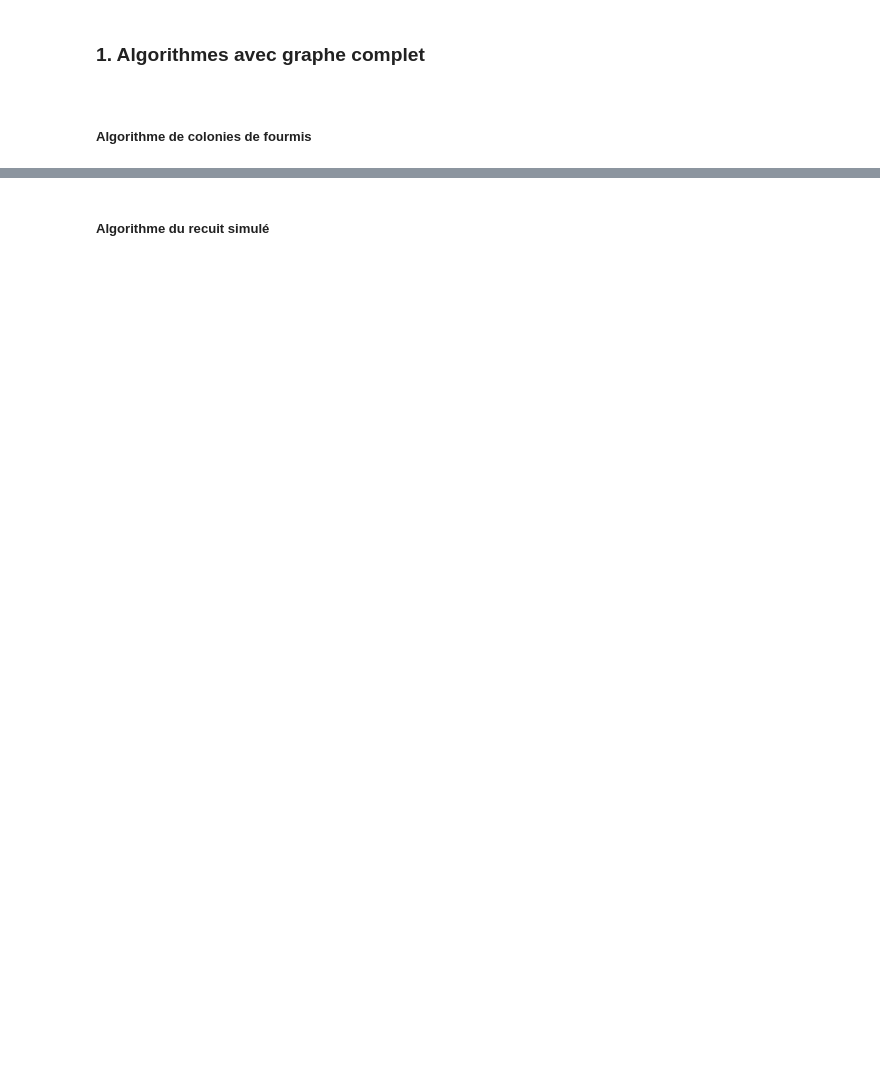
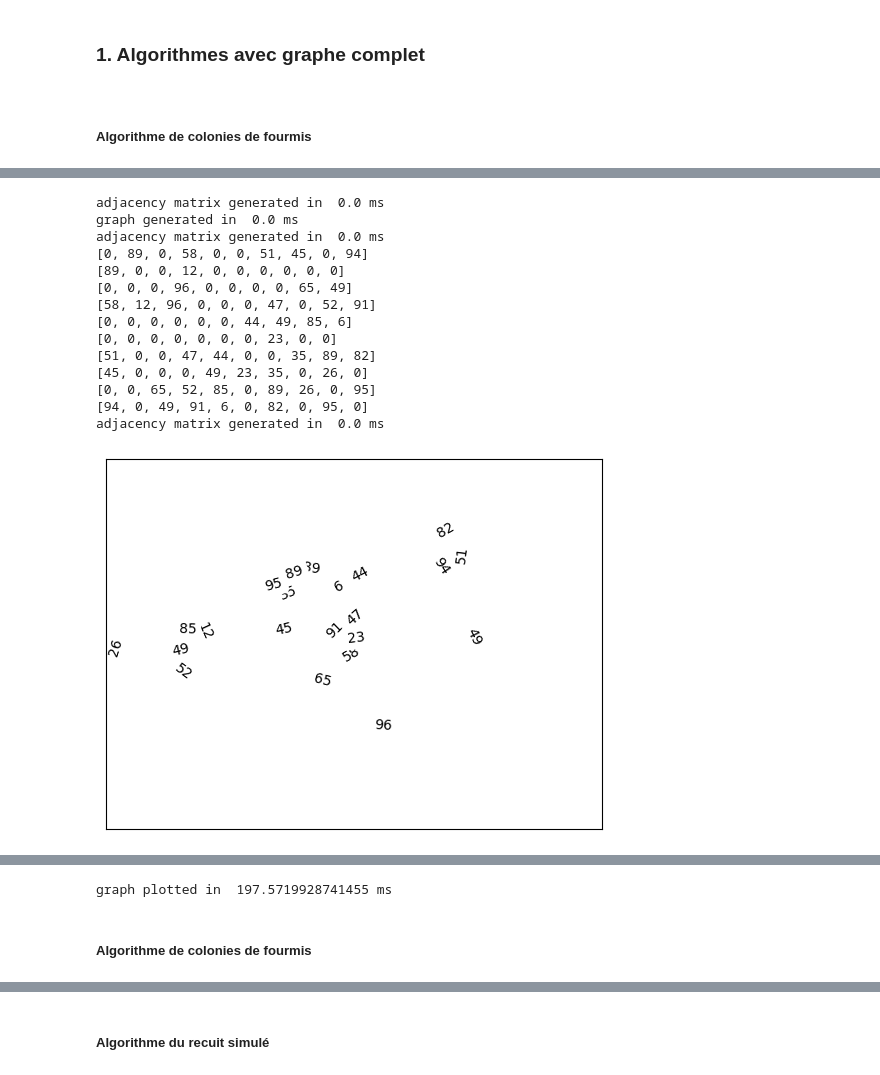
Before and after one commit to Ridren51/Ademe, a Jupyter notebook: Livrable_1.ipynb, the cells around one changed output, grey strips where cells are left out. Drawn from its saved outputs; the diff is of its cells as text; code cells hidden in the pictures; blank space fills up the shorter version.

```diff
--- a/Livrable_1.ipynb
+++ b/Livrable_1.ipynb
@@ -142,0 +1026,21 @@ Nous allons maintenant tester les différents algorithmes. Pour ce faire, 3 inst
+# %%
+# Code pour créer l'instance
+graph=Graph()
+graph.generate_random_graph(10, 0.5)
+graph.print_adjency_matrix()
+# %% [output]
+adjacency matrix generated in  0.0 ms
+graph generated in  0.0 ms
+adjacency matrix generated in  0.0 ms
+[0, 89, 0, 58, 0, 0, 51, 45, 0, 94]
+[89, 0, 0, 12, 0, 0, 0, 0, 0, 0]
+[0, 0, 0, 96, 0, 0, 0, 0, 65, 49]
+[58, 12, 96, 0, 0, 0, 47, 0, 52, 91]
+[0, 0, 0, 0, 0, 0, 44, 49, 85, 6]
+[0, 0, 0, 0, 0, 0, 0, 23, 0, 0]
+[51, 0, 0, 47, 44, 0, 0, 35, 89, 82]
+[45, 0, 0, 0, 49, 23, 35, 0, 26, 0]
+[0, 0, 65, 52, 85, 0, 89, 26, 0, 95]
+[94, 0, 49, 91, 6, 0, 82, 0, 95, 0]
+adjacency matrix generated in  0.0 ms
+[figure, added]
@@ -143,3 +1048,6 @@ Nous allons maintenant tester les différents algorithmes. Pour ce faire, 3 inst
+graph plotted in  197.5719928741455 ms
+# %% [markdown]
+##### Algorithme de colonies de fourmis
 # %%
 # Code de l'aco
 # %%
```
Also changed, not shown: parts of 26 cells of this notebook.
